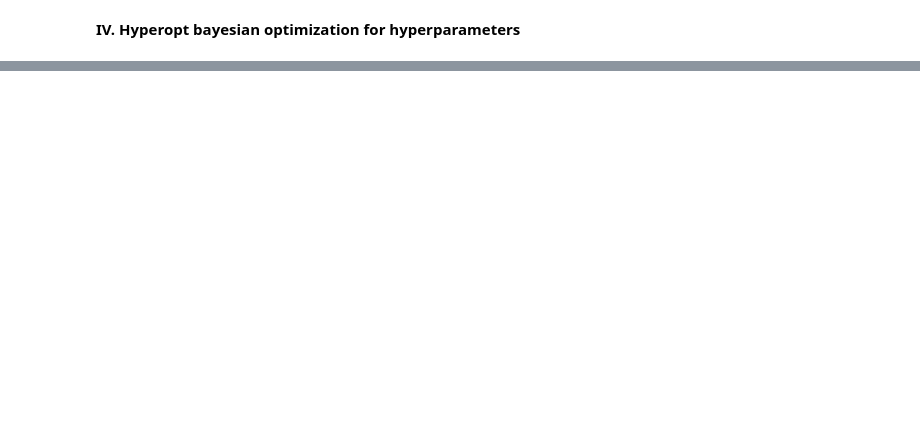
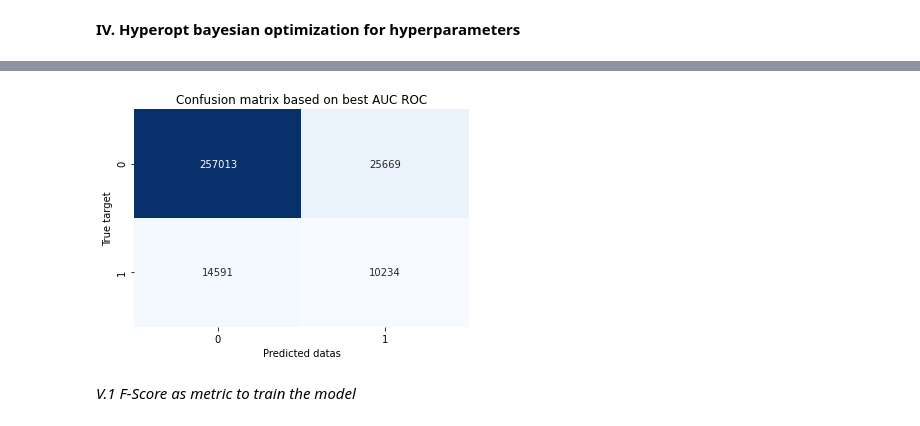
Before and after one commit to drdjekyl/P7, a Jupyter notebook: P7_A_Model.ipynb, the cells around one changed output, grey strips where cells are left out. Drawn from its saved outputs; the diff is of its cells as text; code cells hidden in the pictures; blank space fills up the shorter version.

```diff
--- a/P7_A_Model.ipynb
+++ b/P7_A_Model.ipynb
@@ -901,0 +795,20 @@ LightGBM binary classifier with TreeExplainer shap values output has changed to
+# %%
+from sklearn.metrics import ConfusionMatrixDisplay
+import matplotlib.pyplot as plt
+import seaborn as sns
+
+# Round the predicted results
+pred_array_rounded = np.where(pred_array > thresholds[ix], 1., 0.)
+
+cm = confusion_matrix(train_target, pred_array_rounded)
+sns.heatmap(cm, annot=True, fmt='', cmap='Blues', cbar=False)
+
+plt.title('Confusion matrix based on best AUC ROC')
+plt.xlabel('Predicted datas')
+plt.ylabel('True target')
+
+plt.show()
+# %% [output]
+[figure, added]
+# %% [markdown]
+*V.1 F-Score as metric to train the model*
```
Also changed, not shown: parts of 44 cells of this notebook, 1 other file.
